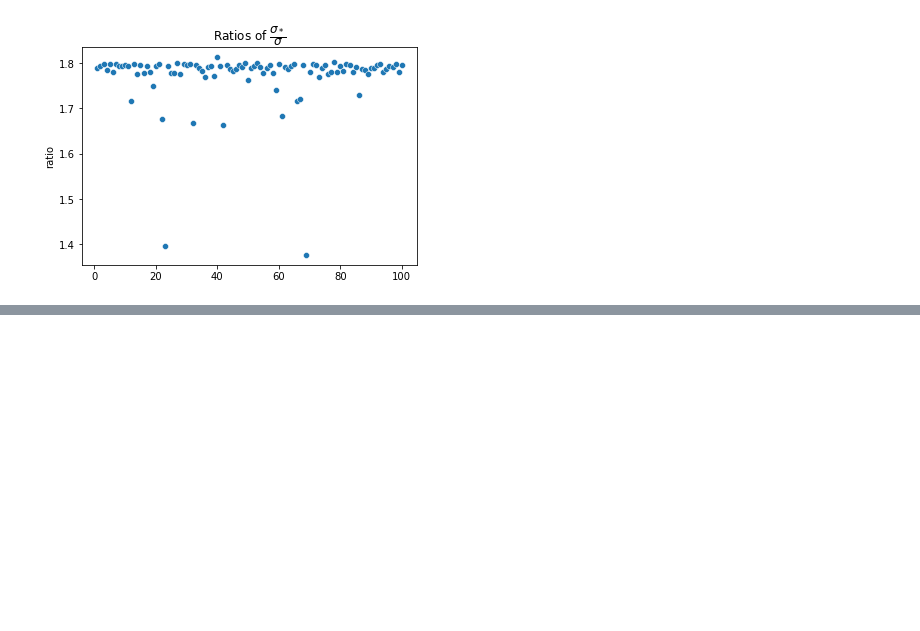
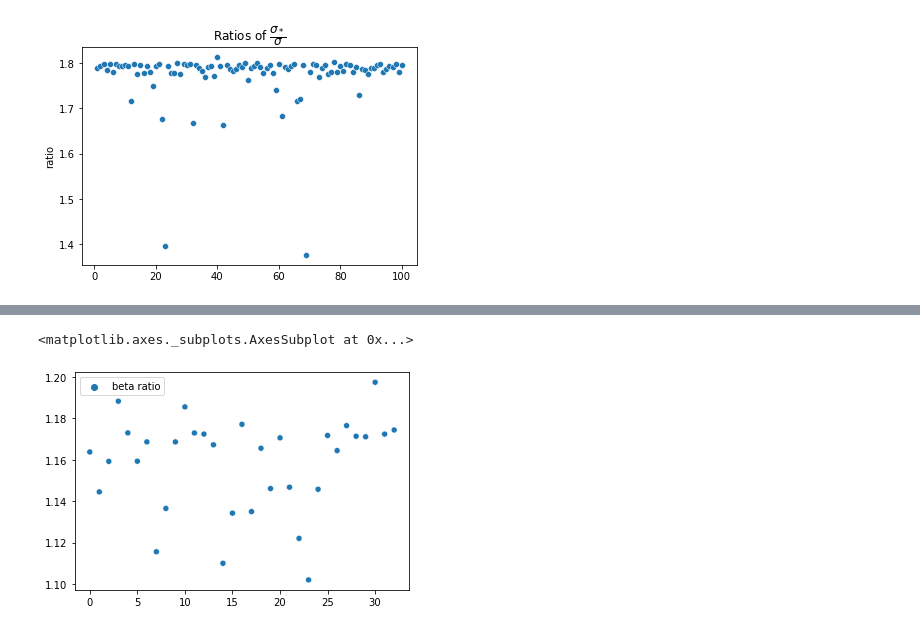
Before and after one commit to amspector100/hdlogistic, a Jupyter notebook: 244.ipynb, the cells around one changed output, grey strips where cells are left out. Saved outputs shown, nothing was run; the diff lists cells and outputs as text; code cells hidden in the pictures; blank space fills up the shorter version.

Commit message:
added beta ratios

```diff
--- a/244.ipynb
+++ b/244.ipynb
@@ -112,3 +108,15 @@ s.set_title('Ratios of $\dfrac{\sigma_*}{\sigma}$')
 # %% [output]
 Text(0.5, 1.0, 'Ratios of $\\dfrac{\\sigma_*}{\\sigma}$')
 [figure]
+# %%
+betadf = pd.read_csv('beta.csv')
+# %%
+mlc = 0
+beta = []
+for i in betadf['x']:
+    if np.isnan(i):
+        mlc += 1
+    else:
+        beta.append(i)
+print(beta)
+print(mlc/50)
@@ -114,0 +126,4 @@ Text(0.5, 1.0, 'Ratios of $\\dfrac{\\sigma_*}{\\sigma}$')
+# %%
+bplot = pd.DataFrame()
+bplot.insert(0,'beta ratio',beta)
+print(bplot)
@@ -114,0 +148,5 @@ Text(0.5, 1.0, 'Ratios of $\\dfrac{\\sigma_*}{\\sigma}$')
+# %%
+sns.scatterplot(data = bplot)
+# %% [output]
+<matplotlib.axes._subplots.AxesSubplot at 0x...>
+[figure, added]
```
Also changed, not shown: parts of 3 cells of this notebook.
